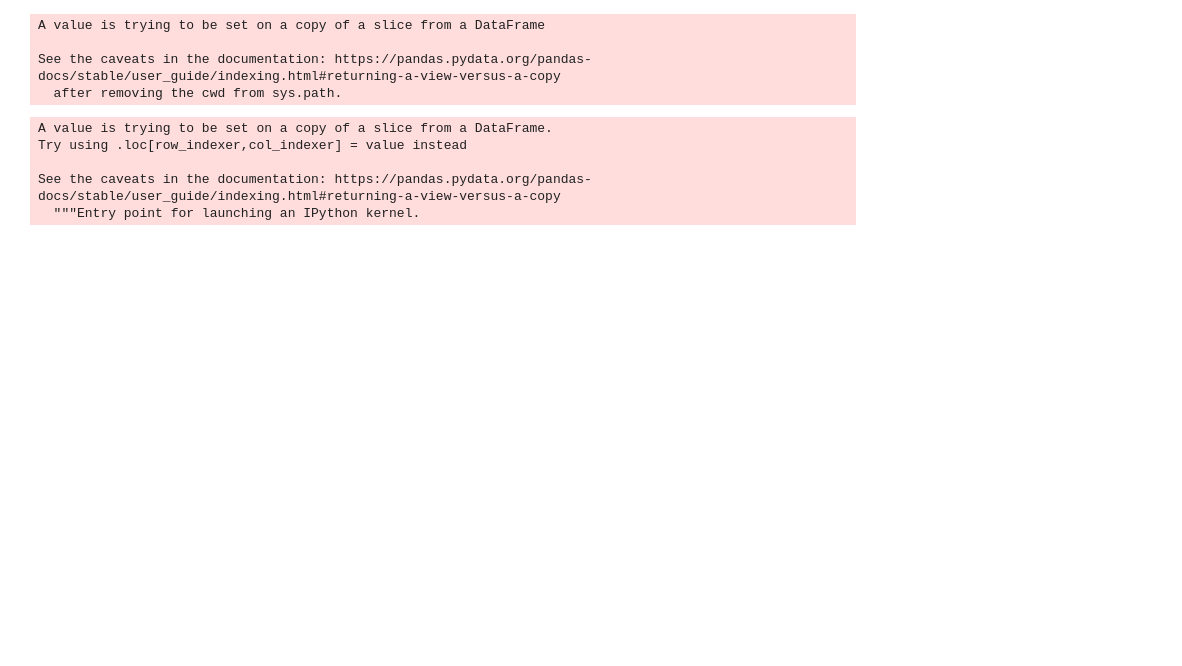
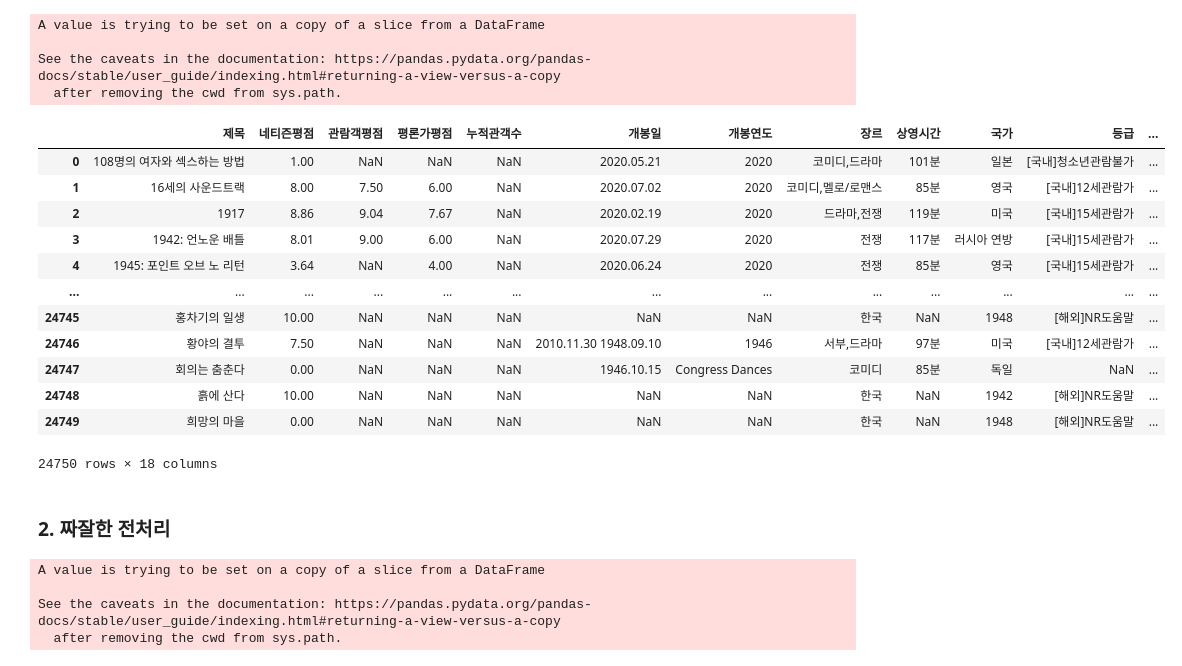
Before and after one commit to dhxoghks95/dsone13, a Jupyter notebook: code/preprocessing/addingmovie.ipynb, the cells around one changed output. Saved outputs shown, nothing was run; the diff lists cells and outputs as text; code cells hidden in the pictures; blank space fills up the shorter version.

```diff
--- a/code/preprocessing/addingmovie.ipynb
+++ b/code/preprocessing/addingmovie.ipynb
@@ -69,13 +58,3 @@ A value is trying to be set on a copy of a slice from a DataFrame
 
 See the caveats in the documentation: https://pandas.pydata.org/pandas-docs/stable/user_guide/indexing.html#returning-a-view-versus-a-copy
   after removing the cwd from sys.path.
-# %%
-naver_merged = naver_merged[pd.isnull(naver_merged['네티즌리뷰수']) != True]
-# %%
-naver_merged['entitle'] = naver_merged['entitle'].str.lower()
-# %% [output]
-A value is trying to be set on a copy of a slice from a DataFrame.
-Try using .loc[row_indexer,col_indexer] = value instead
-
-See the caveats in the documentation: https://pandas.pydata.org/pandas-docs/stable/user_guide/indexing.html#returning-a-view-versus-a-copy
-  """Entry point for launching an IPython kernel.
@@ -83,0 +61,30 @@ naver_merged = naver_merged.reset_index(drop = True)
+# %%
+naver_merged
+# %% [output]
+|  | 제목 | 네티즌평점 | 관람객평점 | 평론가평점 | 누적관객수 | 개봉일 | 개봉연도 | 장르 | 상영시간 | 국가 | 등급 | ... |
+| 0 | 108명의 여자와 섹스하는 방법 | 1.00 | NaN | NaN | NaN | 2020.05.21 | 2020 | 코미디,드라마 | 101분 | 일본 | [국내]청소년관람불가 | ... |
+| 1 | 16세의 사운드트랙 | 8.00 | 7.50 | 6.00 | NaN | 2020.07.02 | 2020 | 코미디,멜로/로맨스 | 85분 | 영국 | [국내]12세관람가 | ... |
+| 2 | 1917 | 8.86 | 9.04 | 7.67 | NaN | 2020.02.19 | 2020 | 드라마,전쟁 | 119분 | 미국 | [국내]15세관람가 | ... |
+| 3 | 1942: 언노운 배틀 | 8.01 | 9.00 | 6.00 | NaN | 2020.07.29 | 2020 | 전쟁 | 117분 | 러시아 연방 | [국내]15세관람가 | ... |
+| 4 | 1945: 포인트 오브 노 리턴 | 3.64 | NaN | 4.00 | NaN | 2020.06.24 | 2020 | 전쟁 | 85분 | 영국 | [국내]15세관람가 | ... |
+| ... | ... | ... | ... | ... | ... | ... | ... | ... | ... | ... | ... | ... |
+| 24745 | 홍차기의 일생 | 10.00 | NaN | NaN | NaN | NaN | NaN | 한국 | NaN | 1948 | [해외]NR도움말 | ... |
+| 24746 | 황야의 결투 | 7.50 | NaN | NaN | NaN | 2010.11.30 1948.09.10 | 1946 | 서부,드라마 | 97분 | 미국 | [국내]12세관람가 | ... |
+| 24747 | 회의는 춤춘다 | 0.00 | NaN | NaN | NaN | 1946.10.15 | Congress Dances | 코미디 | 85분 | 독일 | NaN | ... |
+| 24748 | 흙에 산다 | 10.00 | NaN | NaN | NaN | NaN | NaN | 한국 | NaN | 1942 | [해외]NR도움말 | ... |
+| 24749 | 희망의 마을 | 0.00 | NaN | NaN | NaN | NaN | NaN | 한국 | NaN | 1948 | [해외]NR도움말 | ... |
+24750 rows × 18 columns
+# %% [markdown]
+### 2. 짜잘한 전처리
+# %%
+naver_merged = naver_merged[pd.isnull(naver_merged['네티즌리뷰수'])==False]
+naver_merged = naver_merged.drop_duplicates(keep = 'first')
+naver_merged = naver_merged[naver_merged['네티즌리뷰수'] != 0]
+naver_merged['네티즌평점'][pd.isnull(naver_merged['네티즌평점'])] = 0
+naver_merged['entitle'] = naver_merged['entitle'].str.lower()
+naver_merged = naver_merged.reset_index(drop = True)
+# %% [output]
+A value is trying to be set on a copy of a slice from a DataFrame
+
+See the caveats in the documentation: https://pandas.pydata.org/pandas-docs/stable/user_guide/indexing.html#returning-a-view-versus-a-copy
+  after removing the cwd from sys.path.
```
Also changed, not shown: parts of 36 cells of this notebook, 1 other file.
